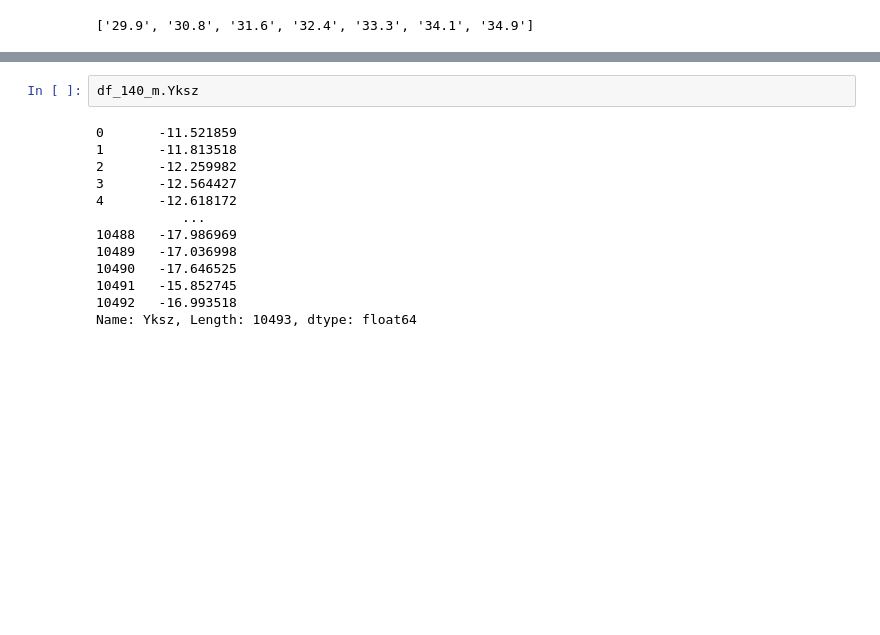
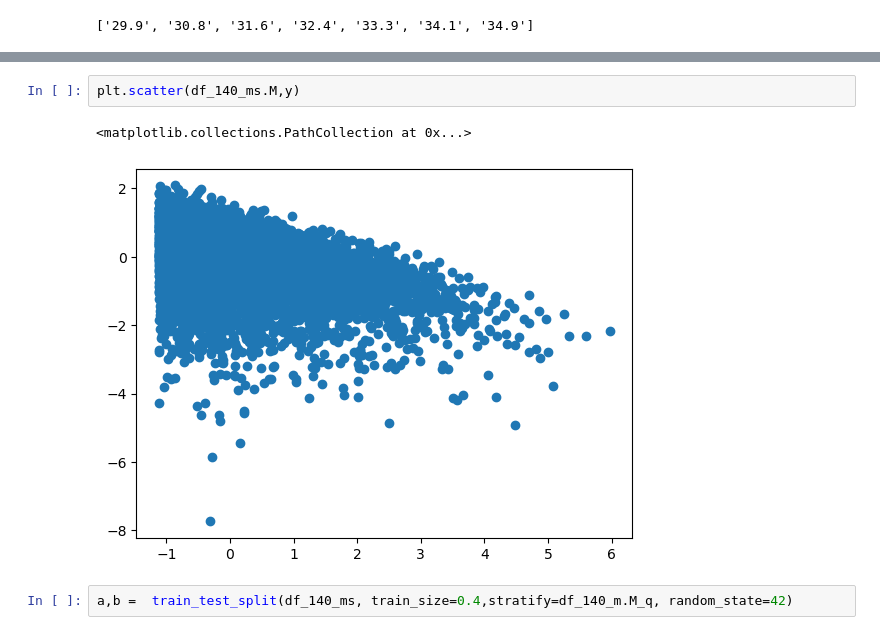
Before and after one commit to antolonappan/kSZscaler, a Jupyter notebook: Notebooks2/test5.ipynb, the cells around one changed output, grey strips where cells are left out. Drawn from its saved outputs; the diff is of its cells as text; blank space fills up the shorter version.

```diff
--- a/Notebooks2/test5.ipynb
+++ b/Notebooks2/test5.ipynb
@@ -155,15 +120,7 @@ min(df_140_m.M)
-# %%
-df_140_m.Yksz
-# %% [output]
-0       -11.521859
-1       -11.813518
-2       -12.259982
-3       -12.564427
-4       -12.618172
-           ...
-10488   -17.986969
-10489   -17.036998
-10490   -17.646525
-10491   -15.852745
-10492   -16.993518
-Name: Yksz, Length: 10493, dtype: float64
+# %%
+plt.scatter(df_140_ms.M,y)
+# %% [output]
+<matplotlib.collections.PathCollection at 0x...>
+[figure, added]
+# %%
+a,b =  train_test_split(df_140_ms, train_size=0.4,stratify=df_140_m.M_q, random_state=42)
```
Also changed, not shown: parts of 10 cells of this notebook, 3 other files.
